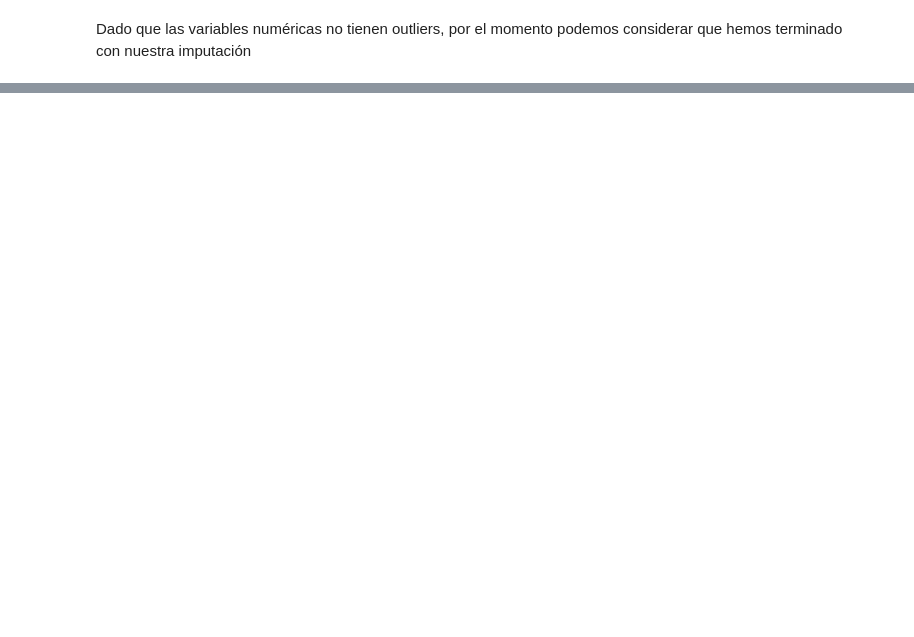
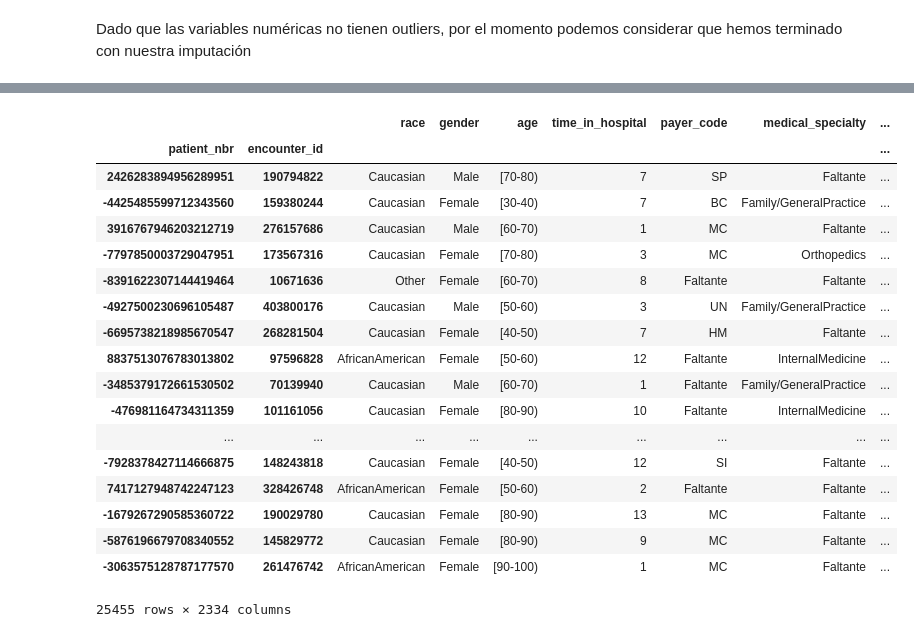
Before and after one commit to Jdbermeo/proyecto_datio, a Jupyter notebook: Proyecto_Camilo.ipynb, the cells around one changed output, grey strips where cells are left out. Drawn from its saved outputs; the diff is of its cells as text; code cells hidden in the pictures; blank space fills up the shorter version.

Commit message:
preprocessing pipeline v1 complete

```diff
--- a/Proyecto_Camilo.ipynb
+++ b/Proyecto_Camilo.ipynb
@@ -107,0 +574,7 @@ aug_diabetic_df.columns
+# %%
+low_var_rm = ["acetohexamide","citoglipton","examide","glimepiride_pioglitazone","metformin_pioglitazone","metformin_rosiglitazone","troglitazone"]
+na_var_rm = ["weight"]
+# %%
+x_train, x_test, y_train, y_test =  cargar_y_split("data/diabetic_data_ws.csv")
+# %%
+x_train_pre,columnas_outliers, lim_sup_outliers, binarizer_dict = pipeline_train(x_train,admin_src_df,admin_type_df,dschrge_disp_df,low_var_rm,na_var_rm)
@@ -107,0 +603,53 @@ aug_diabetic_df.columns
+# %%
+def pipeline_test(df,admin_src_df,admin_type_df,dschrge_disp_df,low_var_vec,na_var_vec,columnas_outliers, lim_sup_outliers, binarizer_dict ):
+
+    #Enrriquecer el dataset
+    df = augment_df(df,admin_src_df,admin_type_df,dschrge_disp_df)
+
+    #Ajustar nombres
+    df = ajustar_nombre_cols(df)
+
+    #Tratar outliers pasando las variables a categóricas
+    df = outlier_treatment_to_cat(df)
+
+    #Ejecutar el capping sobre estos features definidos en columnas_outliers
+    df = transform_outliers(df, cols = columnas_outliers, lim_sup = lim_sup_outliers)
+
+    #Typecasting
+    df = typecasting_cats(df)
+
+    #Quitar variables de baja varianza
+    df = low_vars_rm(df,low_var_vec)
+
+    #Quitar variables con un número alto de NA's
+    df = na_vars_rm(df,na_var_vec)
+
+    #Codificar explícitamente los NA's
+    df = imputar_categoricas(df)
+
+    #Realizar one-hot encoding
+    df = one_hot_encoder(df, binarizer_dict)
+
+    return df
+# %%
+x_test_pre = pipeline_test(x_test,admin_src_df,admin_type_df,dschrge_disp_df,low_var_rm,na_var_rm,columnas_outliers, lim_sup_outliers, binarizer_dict )
+# %% [output]
+|  |  | race | gender | age | time_in_hospital | payer_code | medical_specialty | ... |
+| patient_nbr | encounter_id |  |  |  |  |  |  | ... |
+| 2426283894956289951 | 190794822 | Caucasian | Male | [70-80) | 7 | SP | Faltante | ... |
+| -4425485599712343560 | 159380244 | Caucasian | Female | [30-40) | 7 | BC | Family/GeneralPractice | ... |
+| 3916767946203212719 | 276157686 | Caucasian | Male | [60-70) | 1 | MC | Faltante | ... |
+| -7797850003729047951 | 173567316 | Caucasian | Female | [70-80) | 3 | MC | Orthopedics | ... |
+| -8391622307144419464 | 10671636 | Other | Female | [60-70) | 8 | Faltante | Faltante | ... |
+| -4927500230696105487 | 403800176 | Caucasian | Male | [50-60) | 3 | UN | Family/GeneralPractice | ... |
+| -6695738218985670547 | 268281504 | Caucasian | Female | [40-50) | 7 | HM | Faltante | ... |
+| 8837513076783013802 | 97596828 | AfricanAmerican | Female | [50-60) | 12 | Faltante | InternalMedicine | ... |
+| -3485379172661530502 | 70139940 | Caucasian | Male | [60-70) | 1 | Faltante | Family/GeneralPractice | ... |
+| -476981164734311359 | 101161056 | Caucasian | Female | [80-90) | 10 | Faltante | InternalMedicine | ... |
+| ... | ... | ... | ... | ... | ... | ... | ... | ... |
+| -7928378427114666875 | 148243818 | Caucasian | Female | [40-50) | 12 | SI | Faltante | ... |
+| 7417127948742247123 | 328426748 | AfricanAmerican | Female | [50-60) | 2 | Faltante | Faltante | ... |
+| -1679267290585360722 | 190029780 | Caucasian | Female | [80-90) | 13 | MC | Faltante | ... |
+| -5876196679708340552 | 145829772 | Caucasian | Female | [80-90) | 9 | MC | Faltante | ... |
+| -3063575128787177570 | 261476742 | AfricanAmerican | Female | [90-100) | 1 | MC | Faltante | ... |
+25455 rows × 2334 columns
```
Also changed, not shown: parts of 43 cells of this notebook.
